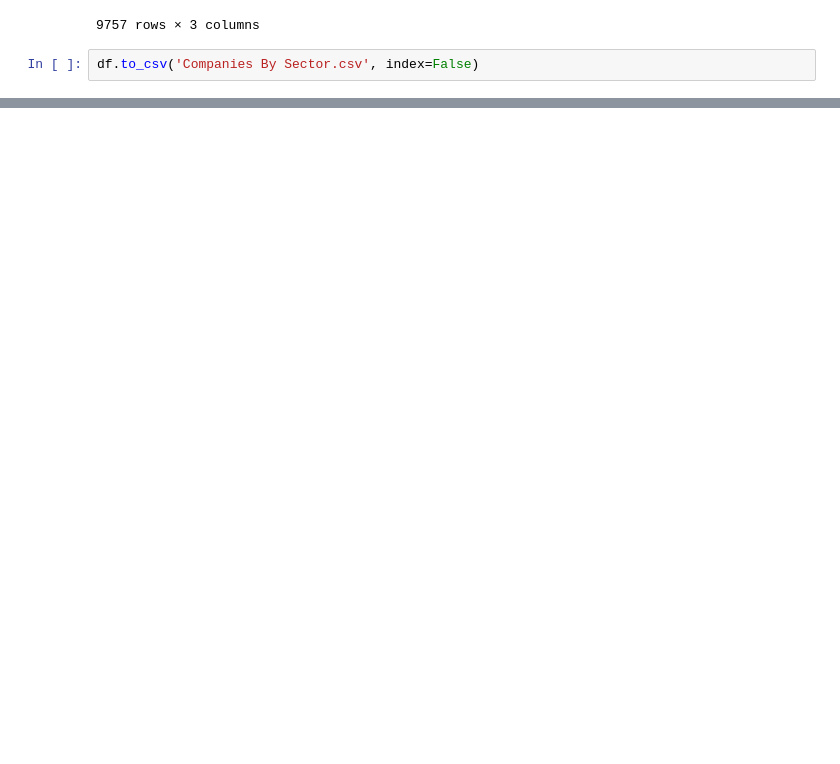
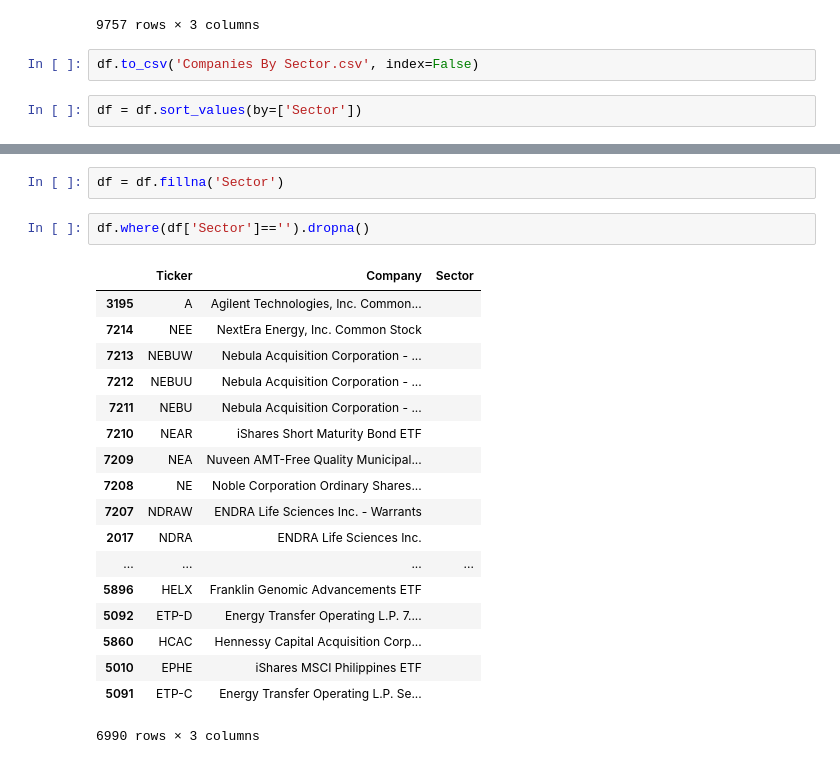
Before and after one commit to abhishekkumar0725/stock_screener, a Jupyter notebook: bySector.ipynb, the cells around one changed output, grey strips where cells are left out. Saved outputs shown, nothing was run; the diff lists cells and outputs as text; blank space fills up the shorter version.

```diff
--- a/bySector.ipynb
+++ b/bySector.ipynb
@@ -66,3 +76,5 @@ df
 9757 rows × 3 columns
 # %%
 df.to_csv('Companies By Sector.csv', index=False)
+# %%
+df = df.sort_values(by=['Sector'])
@@ -68,0 +102,23 @@ df.to_csv('Companies By Sector.csv', index=False)
+# %%
+df = df.fillna('Sector')
+# %%
+df.where(df['Sector']=='').dropna()
+# %% [output]
+|  | Ticker | Company | Sector |
+| 3195 | A | Agilent Technologies, Inc. Common... |  |
+| 7214 | NEE | NextEra Energy, Inc. Common Stock |  |
+| 7213 | NEBUW | Nebula Acquisition Corporation - ... |  |
+| 7212 | NEBUU | Nebula Acquisition Corporation - ... |  |
+| 7211 | NEBU | Nebula Acquisition Corporation - ... |  |
+| 7210 | NEAR | iShares Short Maturity Bond ETF |  |
+| 7209 | NEA | Nuveen AMT-Free Quality Municipal... |  |
+| 7208 | NE | Noble Corporation Ordinary Shares... |  |
+| 7207 | NDRAW | ENDRA Life Sciences Inc. - Warrants |  |
+| 2017 | NDRA | ENDRA Life Sciences Inc. |  |
+| ... | ... | ... | ... |
+| 5896 | HELX | Franklin Genomic Advancements ETF |  |
+| 5092 | ETP-D | Energy Transfer Operating L.P. 7.... |  |
+| 5860 | HCAC | Hennessy Capital Acquisition Corp... |  |
+| 5010 | EPHE | iShares MSCI Philippines ETF |  |
+| 5091 | ETP-C | Energy Transfer Operating L.P. Se... |  |
+6990 rows × 3 columns
```
Also changed, not shown: parts of 3 cells of this notebook, 3 other files.
